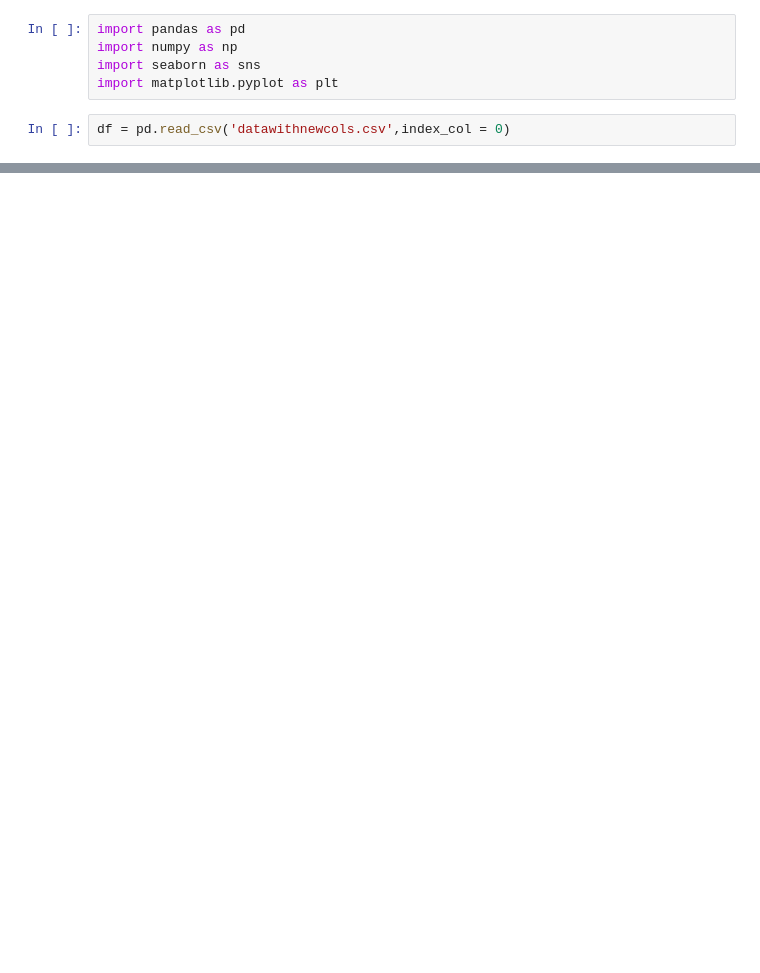
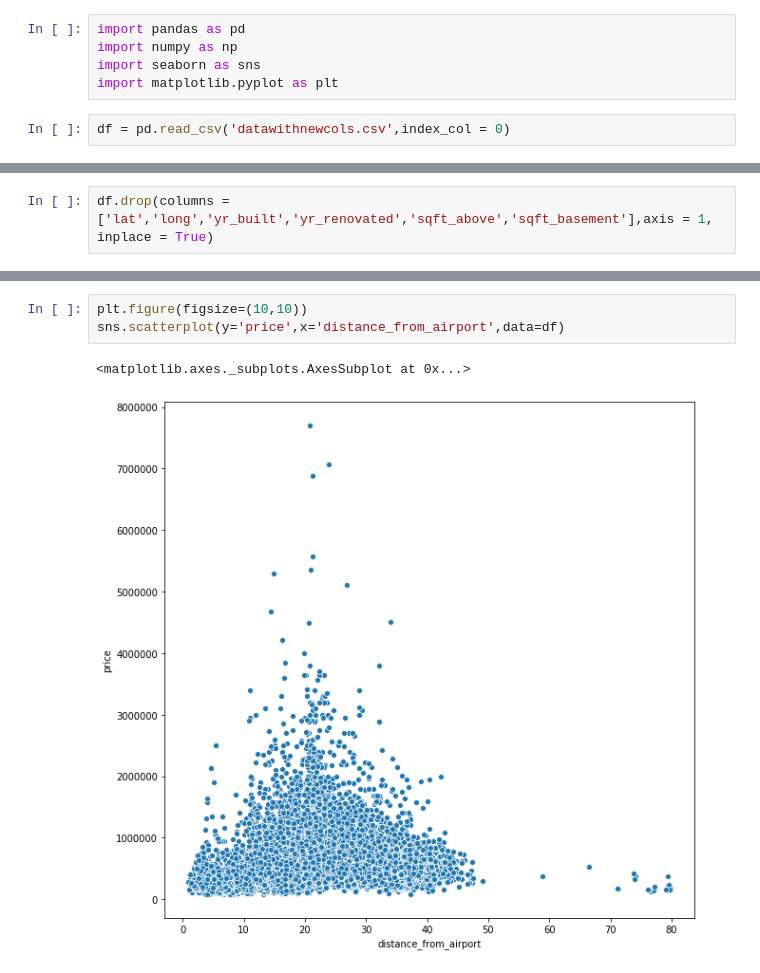
Before and after one commit to megan91292/dsc-mod-2-project-v2-1-onl01-dtsc-ft-041320, a Jupyter notebook: Exploring & Transforming my Data.ipynb, the cells around one changed output, grey strips where cells are left out. Cells and saved outputs as stored; diff of their text form; blank space fills up the shorter version.

```diff
--- a/Exploring & Transforming my Data.ipynb
+++ b/Exploring & Transforming my Data.ipynb
@@ -47,0 +48,2 @@ memory usage: 4.6+ MB
+# %%
+df.drop(columns = ['lat','long','yr_built','yr_renovated','sqft_above','sqft_basement'],axis = 1, inplace = True)
@@ -47,0 +146,6 @@ memory usage: 4.6+ MB
+# %%
+plt.figure(figsize=(10,10))
+sns.scatterplot(y='price',x='distance_from_airport',data=df)
+# %% [output]
+<matplotlib.axes._subplots.AxesSubplot at 0x...>
+[figure, added]
```
Also changed, not shown: parts of 14 cells of this notebook, 3 other files.
